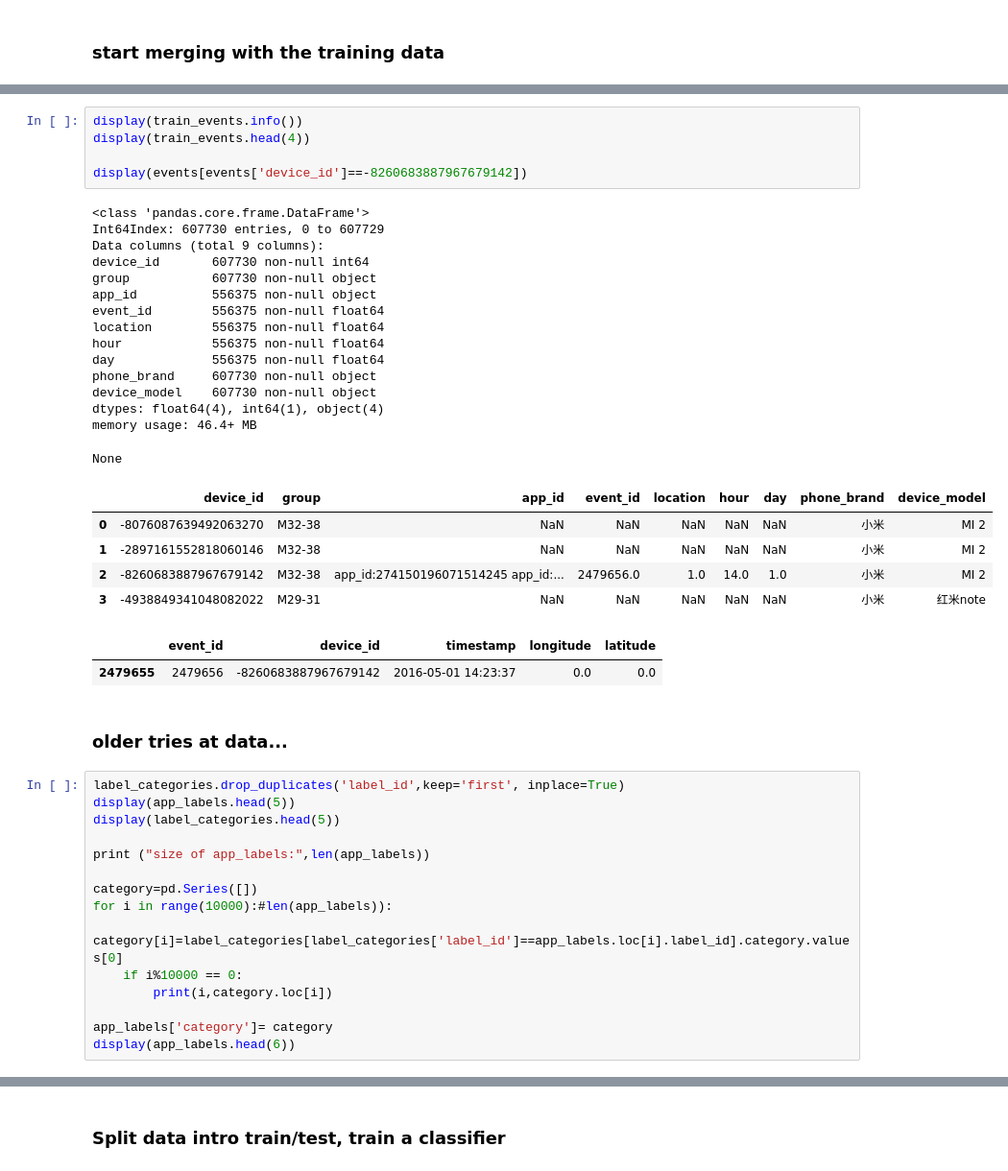
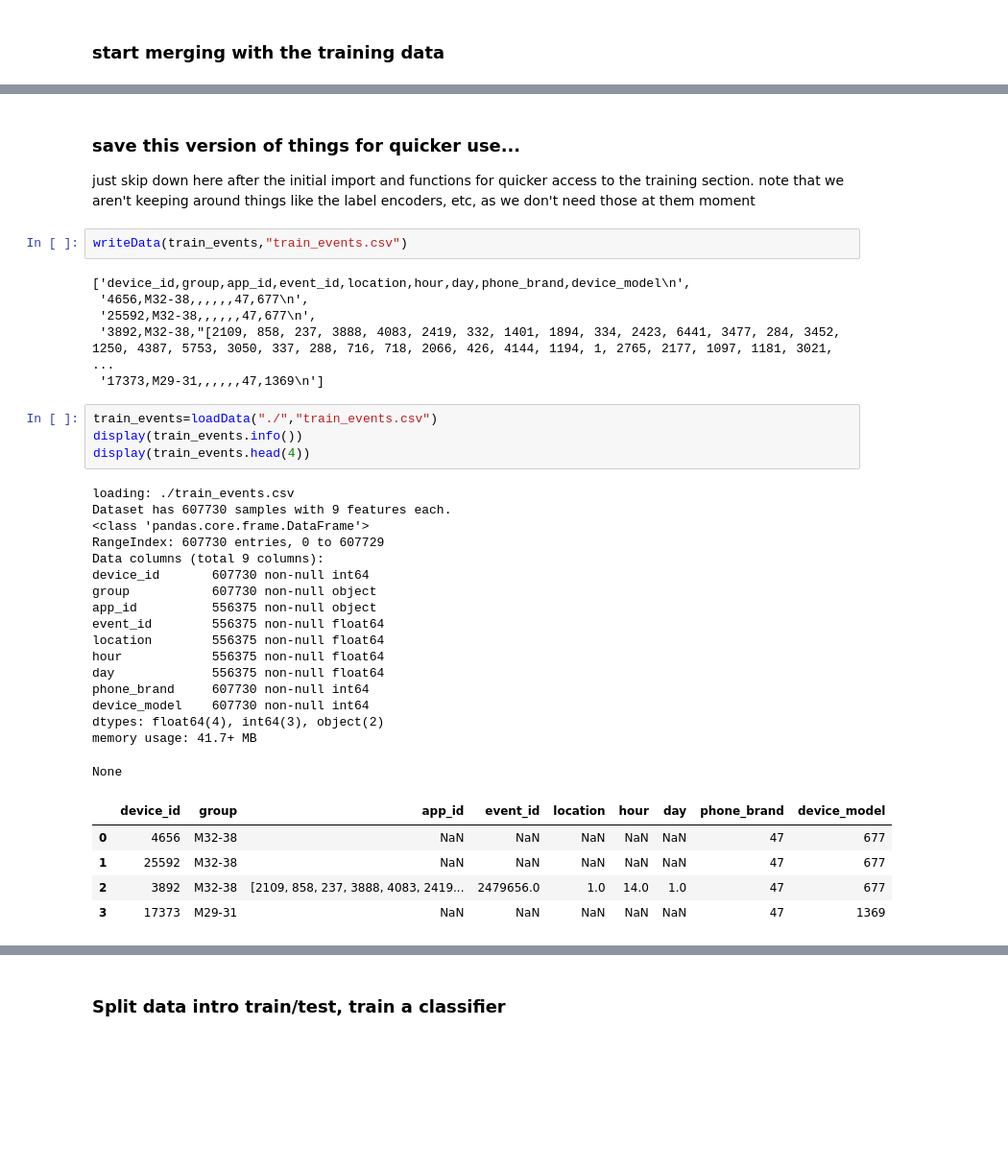
Before and after one commit to llathrop/Kagglescripts, a Jupyter notebook: TalkingData.ipynb, the cells around one changed output, grey strips where cells are left out. Shown at 96% size. Cells and saved outputs as stored; diff of their text form; blank space fills up the shorter version.

Commit message:
chore:catchup checkin. multiple unchecked features: save data midway for faster run, more vectorizer work(unused in training), more data massage before train/test split

```diff
--- a/TalkingData.ipynb
+++ b/TalkingData.ipynb
@@ -555,45 +675,38 @@ None
+# %% [markdown]
+### save this version of things for quicker use...
+just skip down here after the initial import and functions for quicker access to the training section. note that we aren't keeping around things like the label encoders, etc, as we don't need those at them moment
+# %%
+writeData(train_events,"train_events.csv")
+# %% [output]
+['device_id,group,app_id,event_id,location,hour,day,phone_brand,device_model\n',
+ '4656,M32-38,,,,,,47,677\n',
+ '25592,M32-38,,,,,,47,677\n',
+ '3892,M32-38,"[2109, 858, 237, 3888, 4083, 2419, 332, 1401, 1894, 334, 2423, 6441, 3477, 284, 3452, 1250, 4387, 5753, 3050, 337, 288, 716, 718, 2066, 426, 4144, 1194, 1, 2765, 2177, 1097, 1181, 3021, ...
+ '17373,M29-31,,,,,,47,1369\n']
 # %%
+train_events=loadData("./","train_events.csv")
 display(train_events.info())
 display(train_events.head(4))
-
-display(events[events['device_id']==-8260683887967679142])
 # %% [output]
+loading: ./train_events.csv
+Dataset has 607730 samples with 9 features each.
 <class 'pandas.core.frame.DataFrame'>
-Int64Index: 607730 entries, 0 to 607729
+RangeIndex: 607730 entries, 0 to 607729
 Data columns (total 9 columns):
 device_id       607730 non-null int64
 group           607730 non-null object
 app_id          556375 non-null object
 event_id        556375 non-null float64
 location        556375 non-null float64
 hour            556375 non-null float64
 day             556375 non-null float64
-phone_brand     607730 non-null object
-device_model    607730 non-null object
-dtypes: float64(4), int64(1), object(4)
-memory usage: 46.4+ MB
+phone_brand     607730 non-null int64
+device_model    607730 non-null int64
+dtypes: float64(4), int64(3), object(2)
+memory usage: 41.7+ MB
 None
 |  | device_id | group | app_id | event_id | location | hour | day | phone_brand | device_model |
-| 0 | -8076087639492063270 | M32-38 | NaN | NaN | NaN | NaN | NaN | 小米 | MI 2 |
-| 1 | -2897161552818060146 | M32-38 | NaN | NaN | NaN | NaN | NaN | 小米 | MI 2 |
-| 2 | -8260683887967679142 | M32-38 | app_id:274150196071514245 app_id:... | 2479656.0 | 1.0 | 14.0 | 1.0 | 小米 | MI 2 |
-| 3 | -4938849341048082022 | M29-31 | NaN | NaN | NaN | NaN | NaN | 小米 | 红米note |
+| 0 | 4656 | M32-38 | NaN | NaN | NaN | NaN | NaN | 47 | 677 |
+| 1 | 25592 | M32-38 | NaN | NaN | NaN | NaN | NaN | 47 | 677 |
+| 2 | 3892 | M32-38 | [2109, 858, 237, 3888, 4083, 2419... | 2479656.0 | 1.0 | 14.0 | 1.0 | 47 | 677 |
+| 3 | 17373 | M29-31 | NaN | NaN | NaN | NaN | NaN | 47 | 1369 |
-|  | event_id | device_id | timestamp | longitude | latitude |
-| 2479655 | 2479656 | -8260683887967679142 | 2016-05-01 14:23:37 | 0.0 | 0.0 |
-# %% [markdown]
-### older tries at data...
-# %%
-label_categories.drop_duplicates('label_id',keep='first', inplace=True)
-display(app_labels.head(5))
-display(label_categories.head(5))
-
-print ("size of app_labels:",len(app_labels))
-
-category=pd.Series([])
-for i in range(10000):#len(app_labels)):
-    category[i]=label_categories[label_categories['label_id']==app_labels.loc[i].label_id].category.values[0]
-    if i%10000 == 0:
-        print(i,category.loc[i])
-
-app_labels['category']= category
-display(app_labels.head(6))
```
Also changed, not shown: parts of 24 cells of this notebook.
